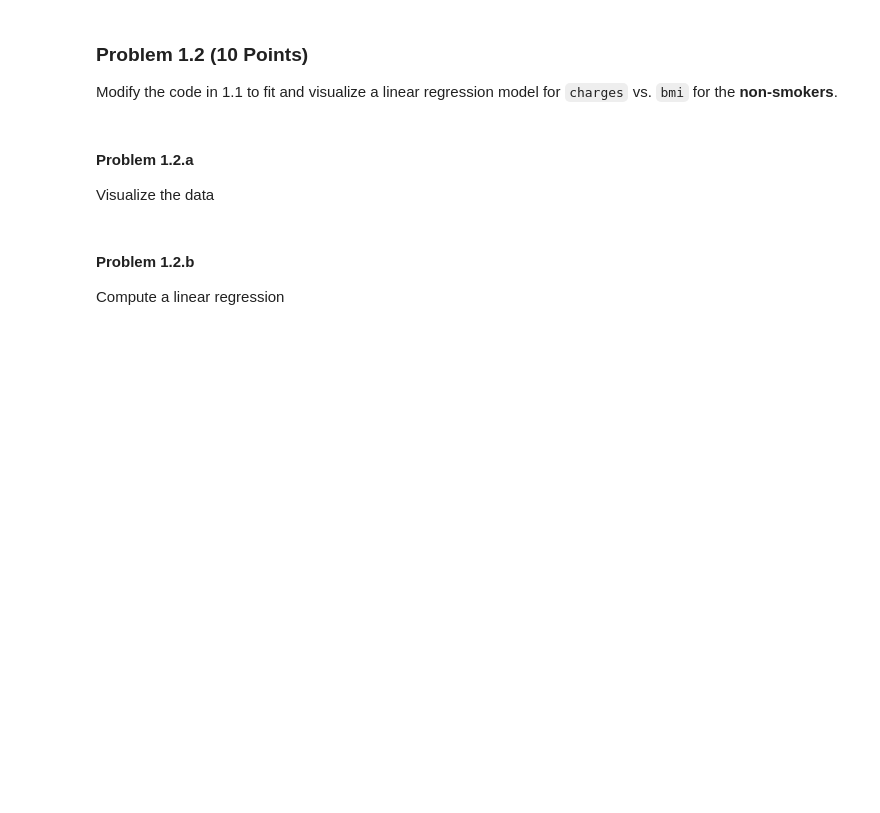
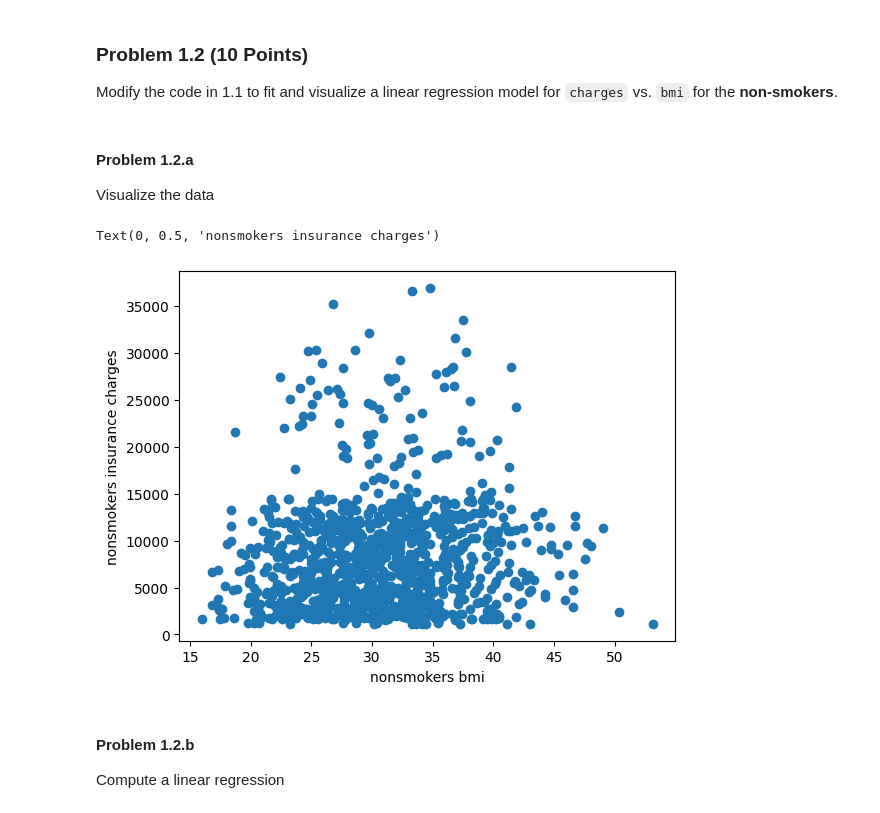
Before and after one commit to yaj0212/Introductory-Machine-Learning, a Jupyter notebook: assignments/assn1/assn1.ipynb, the cells around one changed output. Drawn from its saved outputs; the diff is of its cells as text; code cells hidden in the pictures; blank space fills up the shorter version.

```diff
--- a/assignments/assn1/assn1.ipynb
+++ b/assignments/assn1/assn1.ipynb
@@ -168,6 +189,14 @@ Modify the code in 1.1 to fit and visualize a linear regression model for `charg
 Visualize the data
 # %%
 ## -- please write code for plotting the data here. --#
+y1 = nonsmokers['charges']
+x1 = nonsmokers['bmi']
+plt.scatter(x1, y1)
+plt.xlabel('nonsmokers bmi')
+plt.ylabel('nonsmokers insurance charges')
+# %% [output]
+Text(0, 0.5, 'nonsmokers insurance charges')
+[figure, added]
 # %% [markdown]
 #### Problem 1.2.b
 
```
Also changed, not shown: parts of 44 cells of this notebook.
